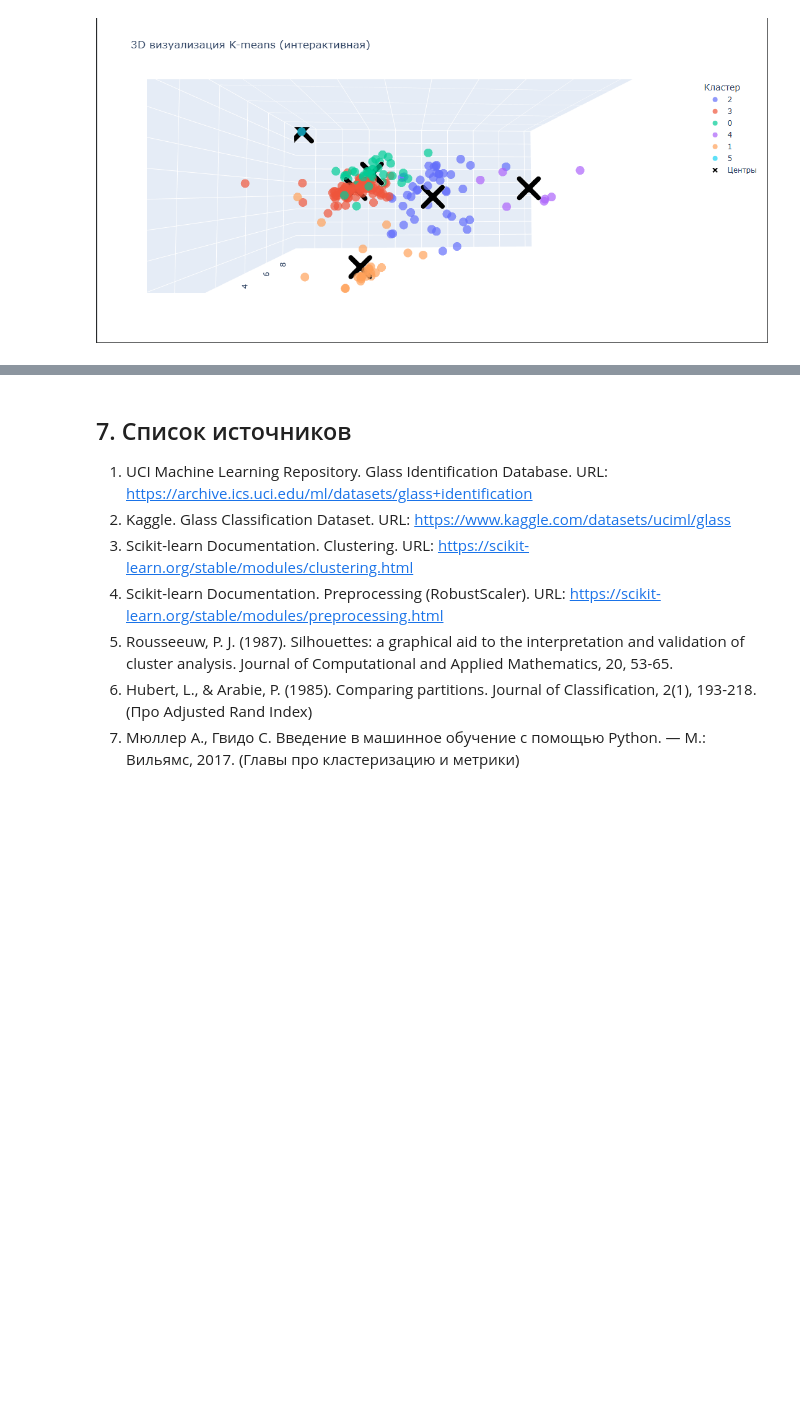
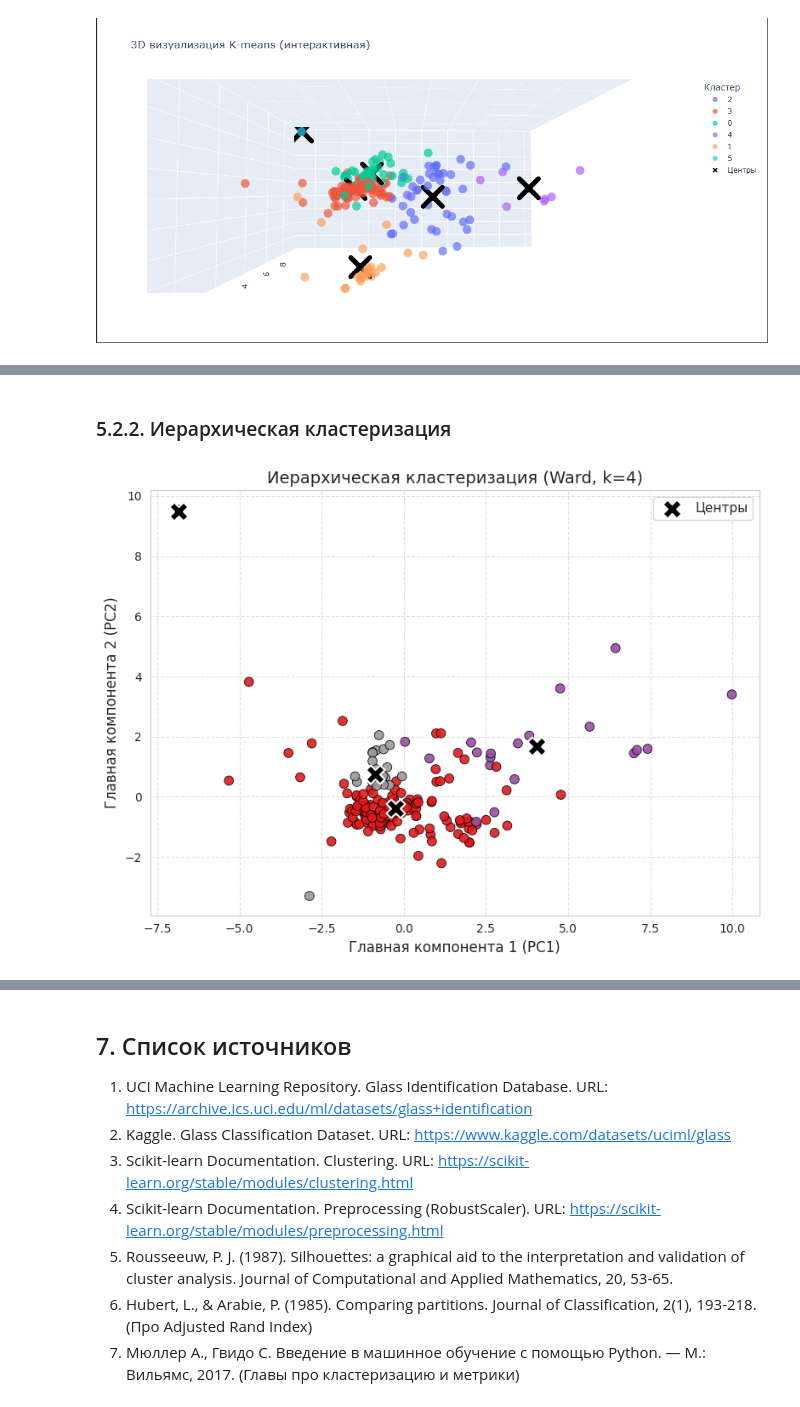
Before and after one commit to eviltyan/siimo_labs, a Jupyter notebook: lab_3.ipynb, the cells around one changed output, grey strips where cells are left out. Saved outputs shown, nothing was run; the diff lists cells and outputs as text; code cells hidden in the pictures; blank space fills up the shorter version.

```diff
--- a/lab_3.ipynb
+++ b/lab_3.ipynb
@@ -822,0 +860,25 @@ fig.show()
+# %% [markdown]
+### 5.2.2. Иерархическая кластеризация
+# %%
+import numpy as np
+
+# Считаем центроиды для Ward вручную (у AgglomerativeClustering нет атрибута cluster_centers_)
+centers_agg_raw = np.array([X_robust[labels_agg_4 == i].mean(axis=0) for i in range(4)])
+centers_agg_2d = pca_2d.transform(centers_agg_raw)
+
+# Строим график Ward
+plt.figure(figsize=(8, 6))
+plt.scatter(X_pca_2d[:, 0], X_pca_2d[:, 1], c=labels_agg_4, cmap='Set1',
+            alpha=0.9, edgecolor='black', linewidth=0.6, s=60)
+plt.scatter(centers_agg_2d[:, 0], centers_agg_2d[:, 1], c='black', marker='X',
+            s=250, label='Центры', edgecolor='white', linewidth=1.5)
+
+plt.title('Иерархическая кластеризация (Ward, k=4)', fontsize=14)
+plt.xlabel('Главная компонента 1 (PC1)', fontsize=12)
+plt.ylabel('Главная компонента 2 (PC2)', fontsize=12)
+plt.legend(fontsize=11)
+plt.grid(True, linestyle='--', alpha=0.6)
+plt.tight_layout()
+plt.show()
+# %% [output]
+[figure, added]
```
Also changed, not shown: parts of 31 cells of this notebook, 1 other file.
